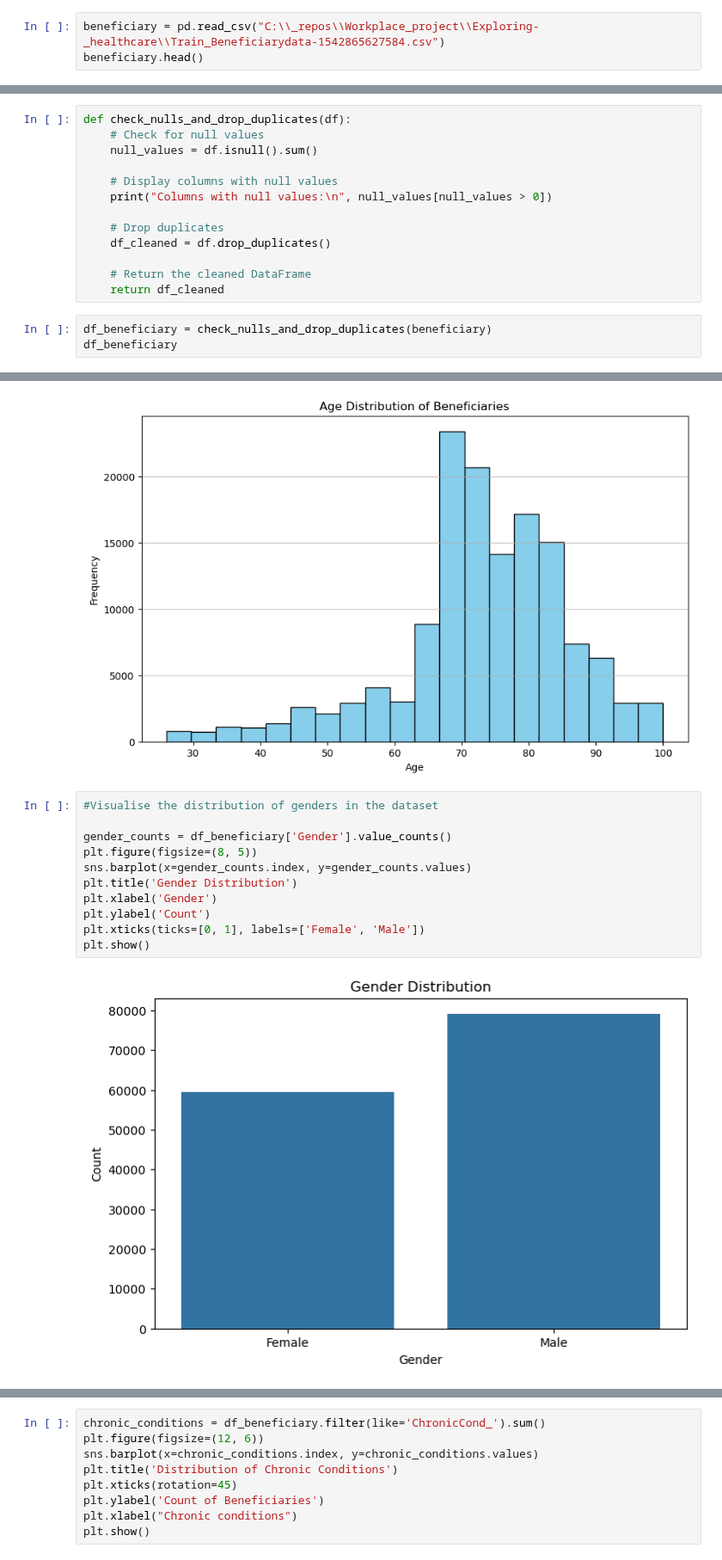
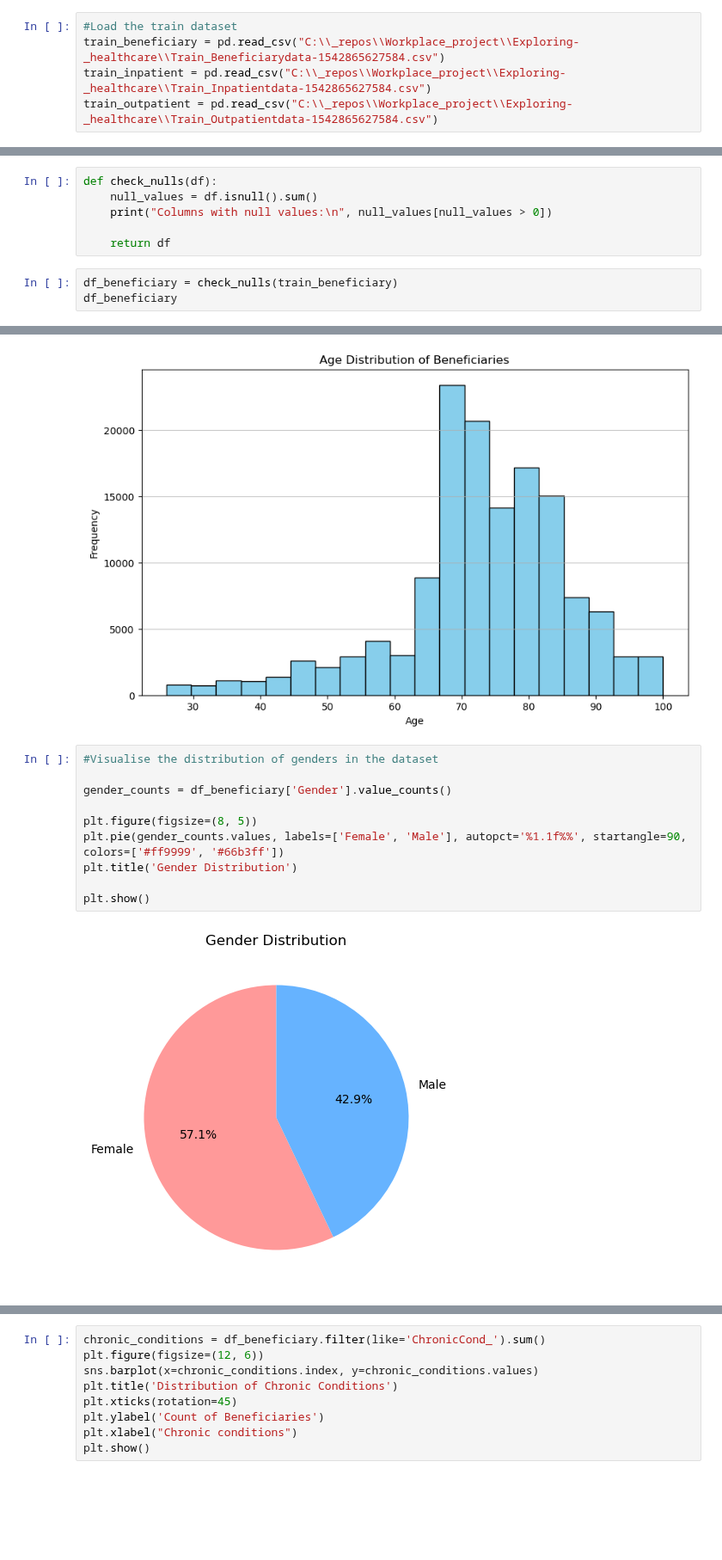
Before and after one commit to Chuma-Gqola/Exploring-_healthcare, a Jupyter notebook: Healthcare_Fraud_Detection.ipynb, the cells around one changed output, grey strips where cells are left out. Shown at 86% size. Cells and saved outputs as stored; diff of their text form; blank space fills up the shorter version.

```diff
--- a/Healthcare_Fraud_Detection.ipynb
+++ b/Healthcare_Fraud_Detection.ipynb
@@ -86,3 +86,5 @@ import seaborn as sns
 # %%
-beneficiary = pd.read_csv("C:\\_repos\\Workplace_project\\Exploring-_healthcare\\Train_Beneficiarydata-1542865627584.csv")
-beneficiary.head()
+#Load the train dataset
+train_beneficiary = pd.read_csv("C:\\_repos\\Workplace_project\\Exploring-_healthcare\\Train_Beneficiarydata-1542865627584.csv")
+train_inpatient = pd.read_csv("C:\\_repos\\Workplace_project\\Exploring-_healthcare\\Train_Inpatientdata-1542865627584.csv")
+train_outpatient = pd.read_csv("C:\\_repos\\Workplace_project\\Exploring-_healthcare\\Train_Outpatientdata-1542865627584.csv")
@@ -103,18 +161,11 @@ beneficiary.shape
 # %%
-def check_nulls_and_drop_duplicates(df):
-    # Check for null values
+def check_nulls(df):
     null_values = df.isnull().sum()
-
-    # Display columns with null values
     print("Columns with null values:\n", null_values[null_values > 0])
 
-    # Drop duplicates
-    df_cleaned = df.drop_duplicates()
-
-    # Return the cleaned DataFrame
-    return df_cleaned
+    return df
 # %%
-df_beneficiary = check_nulls_and_drop_duplicates(beneficiary)
+df_beneficiary = check_nulls(train_beneficiary)
 df_beneficiary
 # %% [output]
 Columns with null values:
@@ -181,13 +255,12 @@ plt.show()
 # %%
 #Visualise the distribution of genders in the dataset
 
 gender_counts = df_beneficiary['Gender'].value_counts()
+
 plt.figure(figsize=(8, 5))
-sns.barplot(x=gender_counts.index, y=gender_counts.values)
+plt.pie(gender_counts.values, labels=['Female', 'Male'], autopct='%1.1f%%', startangle=90, colors=['#ff9999', '#66b3ff'])
 plt.title('Gender Distribution')
-plt.xlabel('Gender')
-plt.ylabel('Count')
-plt.xticks(ticks=[0, 1], labels=['Female', 'Male'])
+
 plt.show()
 # %% [output]
-[figure, old version]
+[figure, new version]
```
Also changed, not shown: parts of 22 cells of this notebook.
